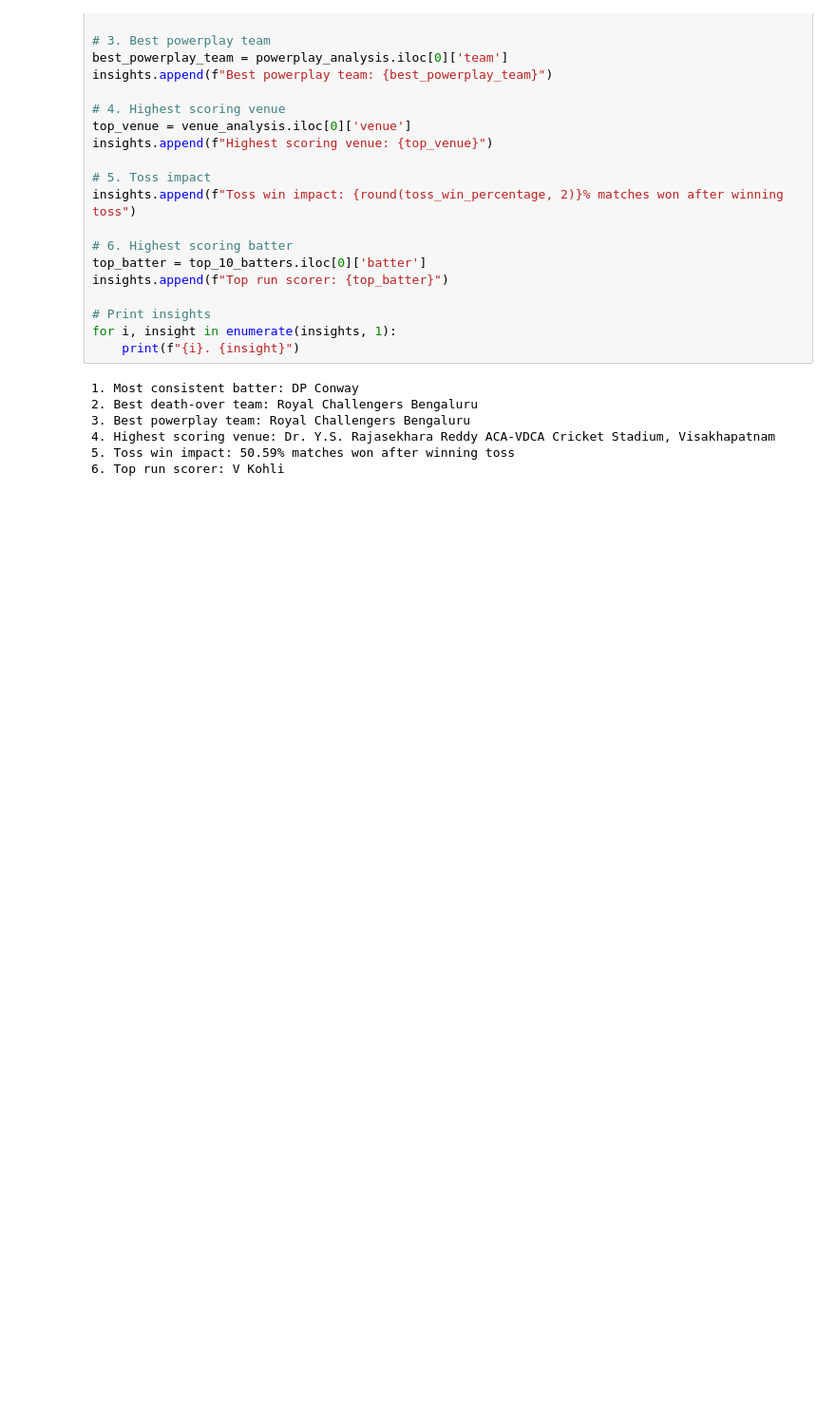
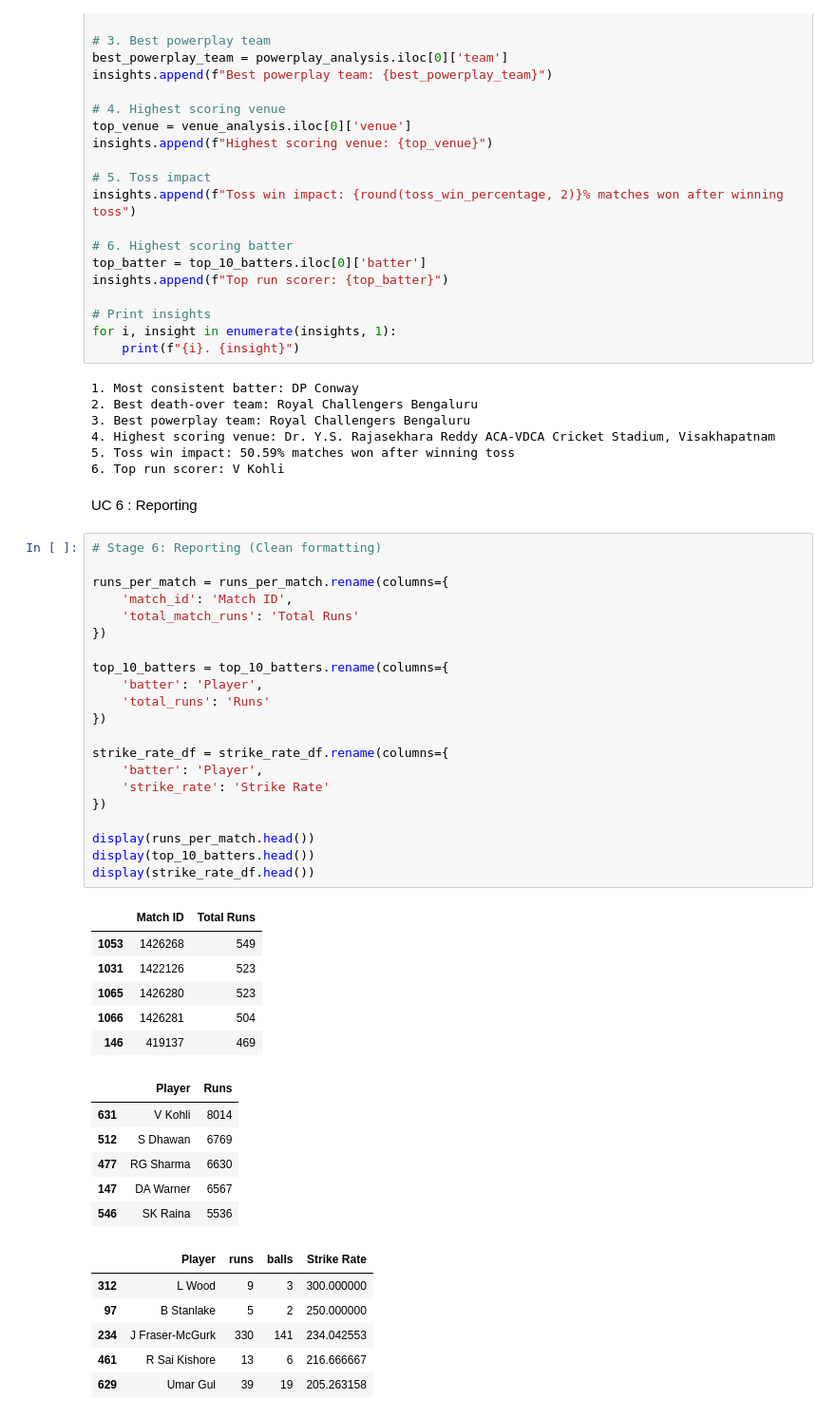
Before and after one commit to AkshatWalvekar/DataAnalysisNumpy, a Jupyter notebook: analysis.ipynb, the cells around one changed output. Shown at 95% size. Cells and saved outputs as stored; diff of their text form; blank space fills up the shorter version.

Commit message:
Coded UC6 for Reporting

```diff
--- a/analysis.ipynb
+++ b/analysis.ipynb
@@ -1012,3 +1012,45 @@ for i, insight in enumerate(insights, 1):
 4. Highest scoring venue: Dr. Y.S. Rajasekhara Reddy ACA-VDCA Cricket Stadium, Visakhapatnam
 5. Toss win impact: 50.59% matches won after winning toss
 6. Top run scorer: V Kohli
+# %% [markdown]
+UC 6 : Reporting
+# %%
+# Stage 6: Reporting (Clean formatting)
+
+runs_per_match = runs_per_match.rename(columns={
+    'match_id': 'Match ID',
+    'total_match_runs': 'Total Runs'
+})
+
+top_10_batters = top_10_batters.rename(columns={
+    'batter': 'Player',
+    'total_runs': 'Runs'
+})
+
+strike_rate_df = strike_rate_df.rename(columns={
+    'batter': 'Player',
+    'strike_rate': 'Strike Rate'
+})
+
+display(runs_per_match.head())
+display(top_10_batters.head())
+display(strike_rate_df.head())
+# %% [output]
+|  | Match ID | Total Runs |
+| 1053 | 1426268 | 549 |
+| 1031 | 1422126 | 523 |
+| 1065 | 1426280 | 523 |
+| 1066 | 1426281 | 504 |
+| 146 | 419137 | 469 |
+|  | Player | Runs |
+| 631 | V Kohli | 8014 |
+| 512 | S Dhawan | 6769 |
+| 477 | RG Sharma | 6630 |
+| 147 | DA Warner | 6567 |
+| 546 | SK Raina | 5536 |
+|  | Player | runs | balls | Strike Rate |
+| 312 | L Wood | 9 | 3 | 300.000000 |
+| 97 | B Stanlake | 5 | 2 | 250.000000 |
+| 234 | J Fraser-McGurk | 330 | 141 | 234.042553 |
+| 461 | R Sai Kishore | 13 | 6 | 216.666667 |
+| 629 | Umar Gul | 39 | 19 | 205.263158 |
```
